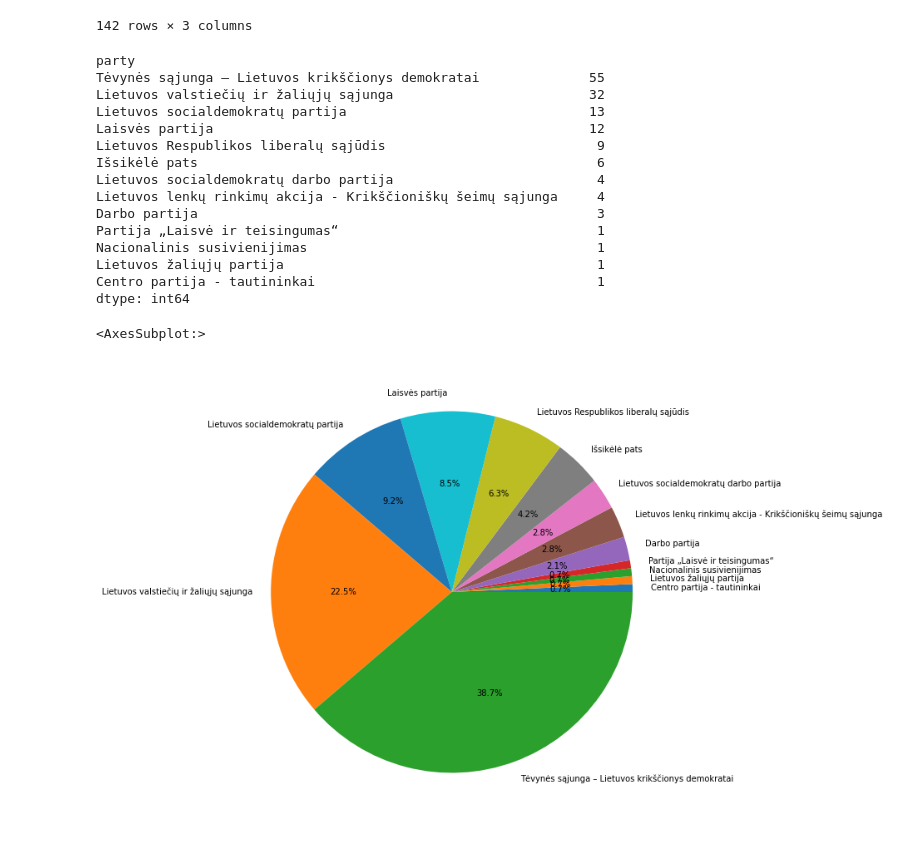
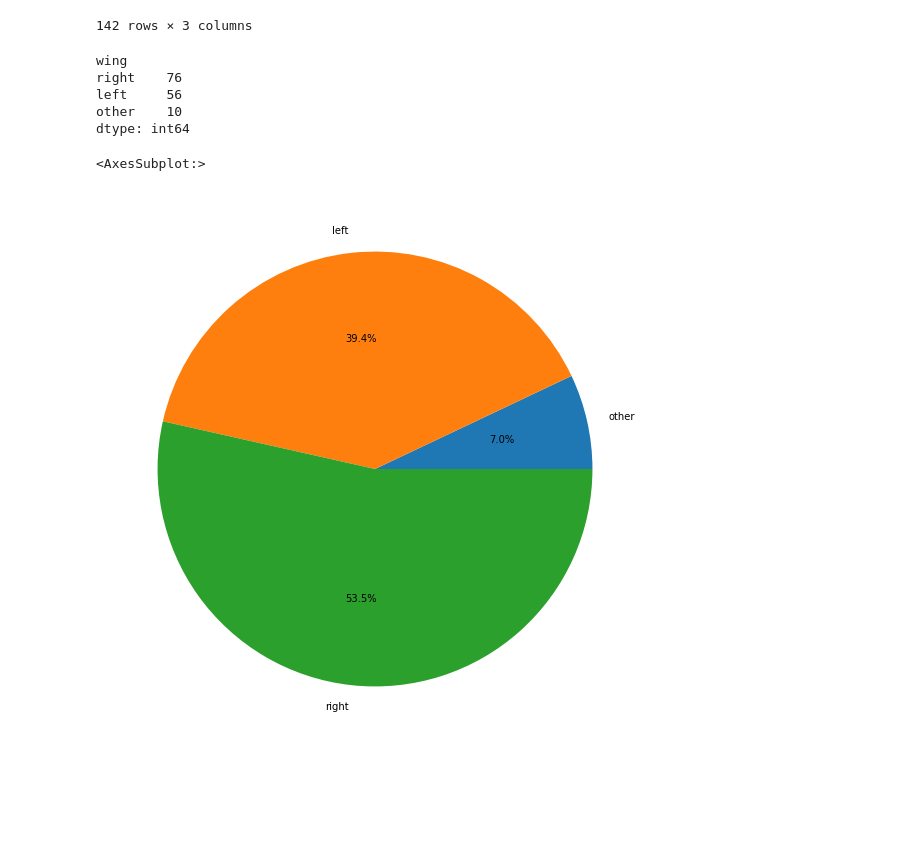
Before and after one commit to tomcis/lithuanian-parliamentary-election-2020, a Jupyter notebook: notebooks/single-member_elections.ipynb, the cells around one changed output. Saved outputs shown, nothing was run; the diff lists cells and outputs as text; code cells hidden in the pictures; blank space fills up the shorter version.

Commit message:
Add political wing pie chart

```diff
--- a/notebooks/single-member_elections.ipynb
+++ b/notebooks/single-member_elections.ipynb
@@ -158,25 +169,15 @@ agg_results
 | 141 | Tėvynės sąjunga – Lietuvos krikšč... | 2540 | right |
 142 rows × 3 columns
 # %%
-count_results = agg_results.groupby("party").size(); count_results.sort_values(ascending=False)
+count_wings = agg_results.groupby("wing").size(); count_wings.sort_values(ascending=False)
 # %% [output]
-party
-Tėvynės sąjunga – Lietuvos krikščionys demokratai              55
-Lietuvos valstiečių ir žaliųjų sąjunga                         32
-Lietuvos socialdemokratų partija                               13
-Laisvės partija                                                12
-Lietuvos Respublikos liberalų sąjūdis                           9
-Išsikėlė pats                                                   6
-Lietuvos socialdemokratų darbo partija                          4
-Lietuvos lenkų rinkimų akcija - Krikščioniškų šeimų sąjunga     4
-Darbo partija                                                   3
-Partija „Laisvė ir teisingumas“                                 1
-Nacionalinis susivienijimas                                     1
-Lietuvos žaliųjų partija                                        1
-Centro partija - tautininkai                                    1
+wing
+right    76
+left     56
+other    10
 dtype: int64
 # %%
-count_results.sort_values().plot.pie(figsize=(10, 10), autopct='%1.1f%%', ylabel="")
+count_wings.sort_values().plot.pie(figsize=(10, 10), autopct='%1.1f%%', ylabel="")
 # %% [output]
 <AxesSubplot:>
-[figure, old version]
+[figure, new version]
```
Also changed, not shown: parts of 3 cells of this notebook.
